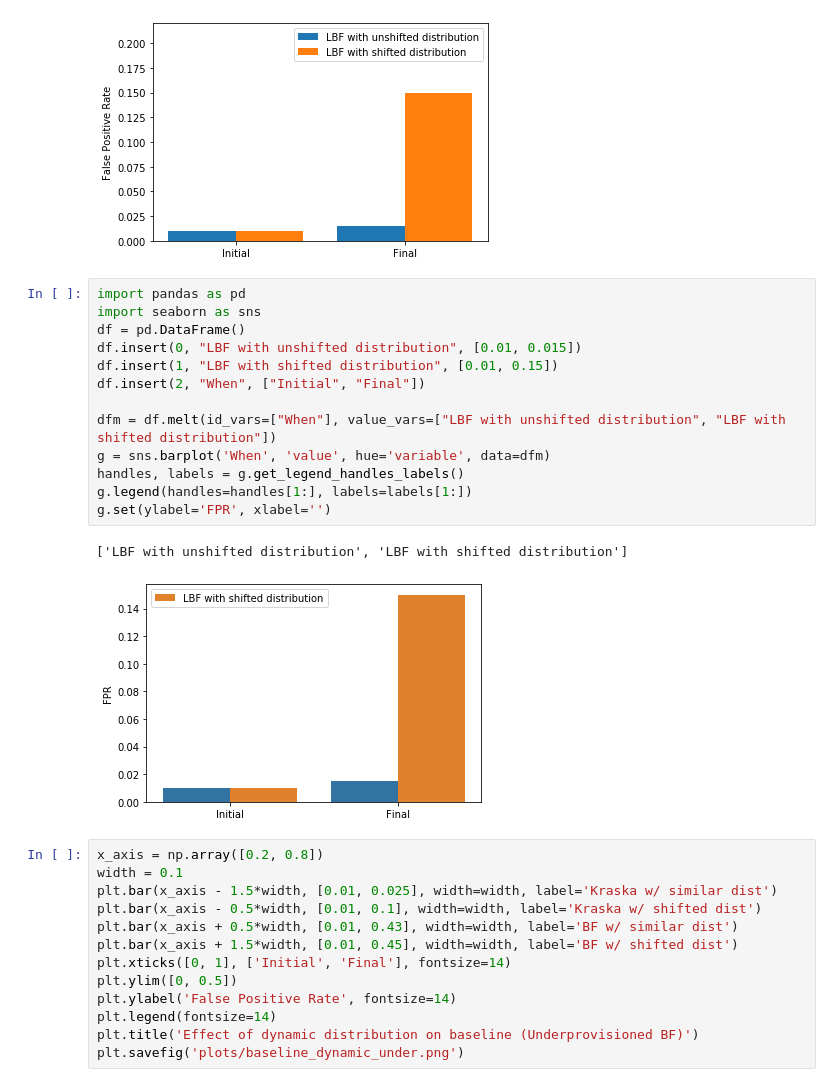
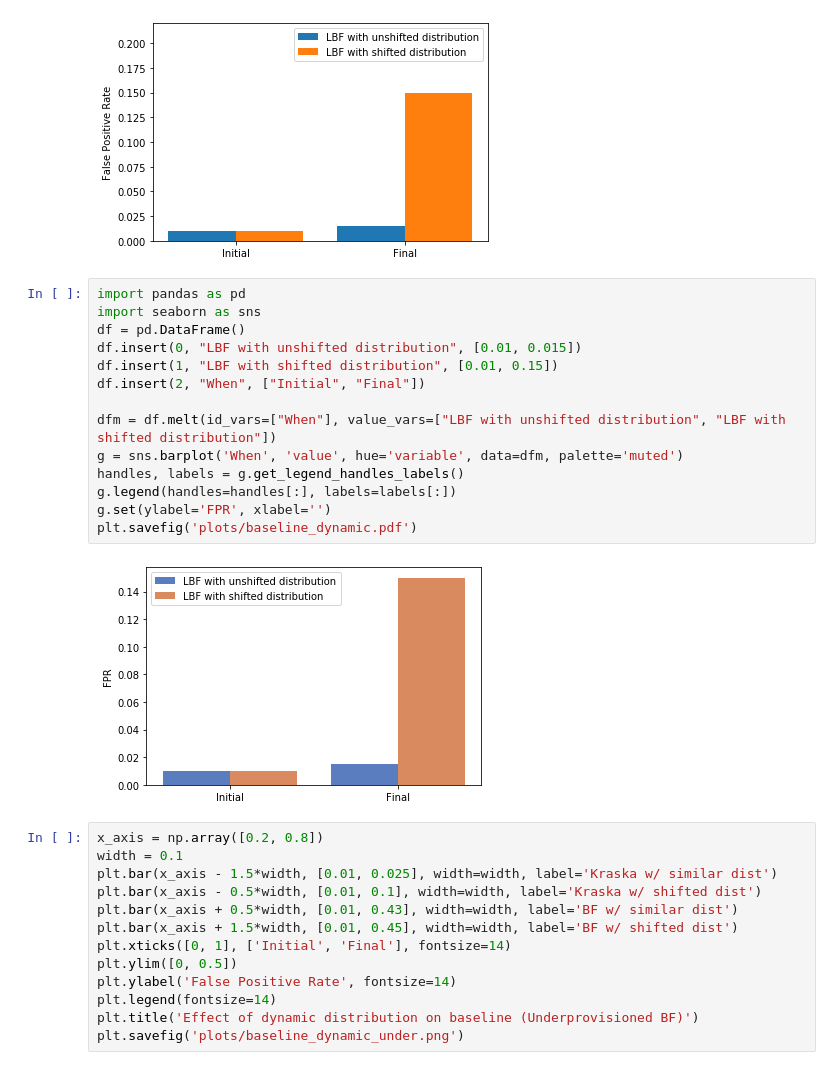
Before and after one commit to arindambhattacharya/LBF, a Jupyter notebook: Misc/Toy.ipynb, the cells around one changed output. Saved outputs shown, nothing was run; the diff lists cells and outputs as text.

```diff
--- a/Misc/Toy.ipynb
+++ b/Misc/Toy.ipynb
@@ -170,19 +170,19 @@ plt.legend()
 # %%
 import pandas as pd
 import seaborn as sns
 df = pd.DataFrame()
 df.insert(0, "LBF with unshifted distribution", [0.01, 0.015])
 df.insert(1, "LBF with shifted distribution", [0.01, 0.15])
 df.insert(2, "When", ["Initial", "Final"])
 
 dfm = df.melt(id_vars=["When"], value_vars=["LBF with unshifted distribution", "LBF with shifted distribution"])
-g = sns.barplot('When', 'value', hue='variable', data=dfm)
+g = sns.barplot('When', 'value', hue='variable', data=dfm, palette='muted')
 handles, labels = g.get_legend_handles_labels()
-g.legend(handles=handles[1:], labels=labels[1:])
+g.legend(handles=handles[:], labels=labels[:])
 g.set(ylabel='FPR', xlabel='')
+plt.savefig('plots/baseline_dynamic.pdf')
 # %% [output]
-['LBF with unshifted distribution', 'LBF with shifted distribution']
-[figure, old version]
+[figure, new version]
 # %%
 x_axis = np.array([0.2, 0.8])
 width = 0.1
```
Also changed, not shown: 1 other file.
